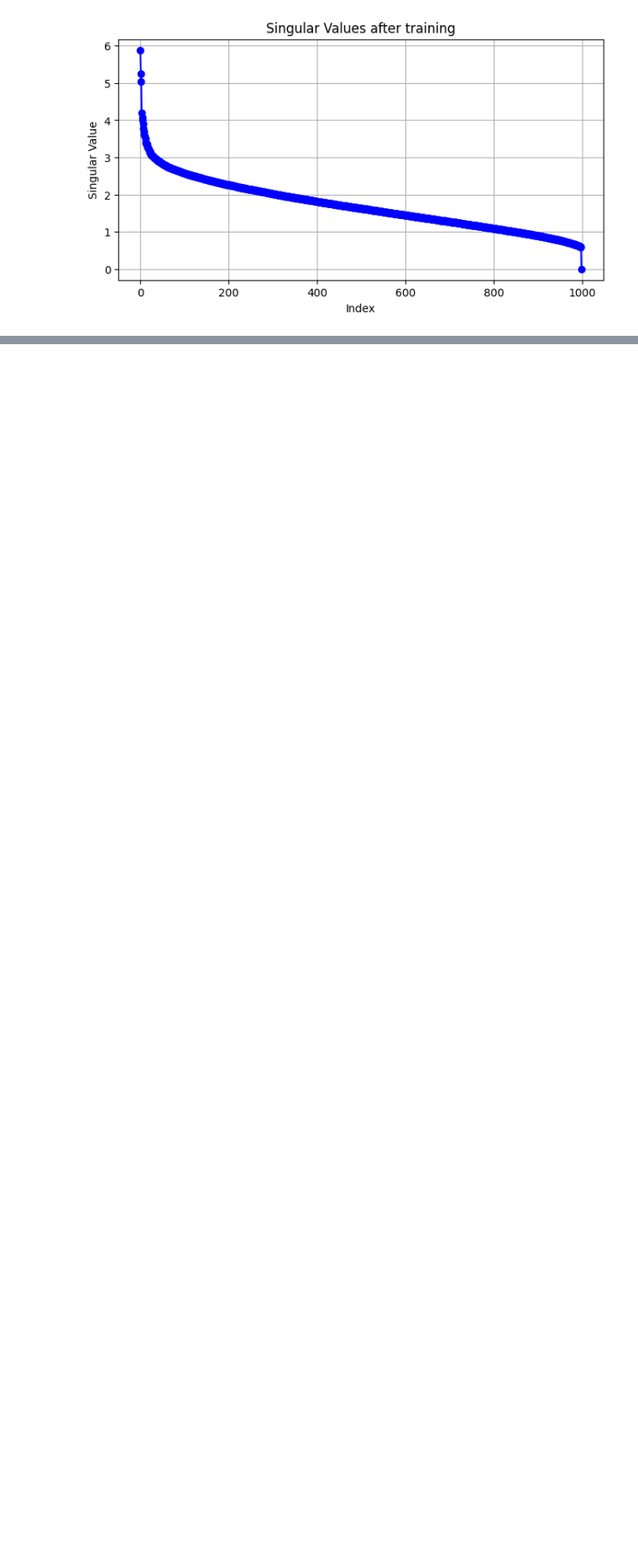
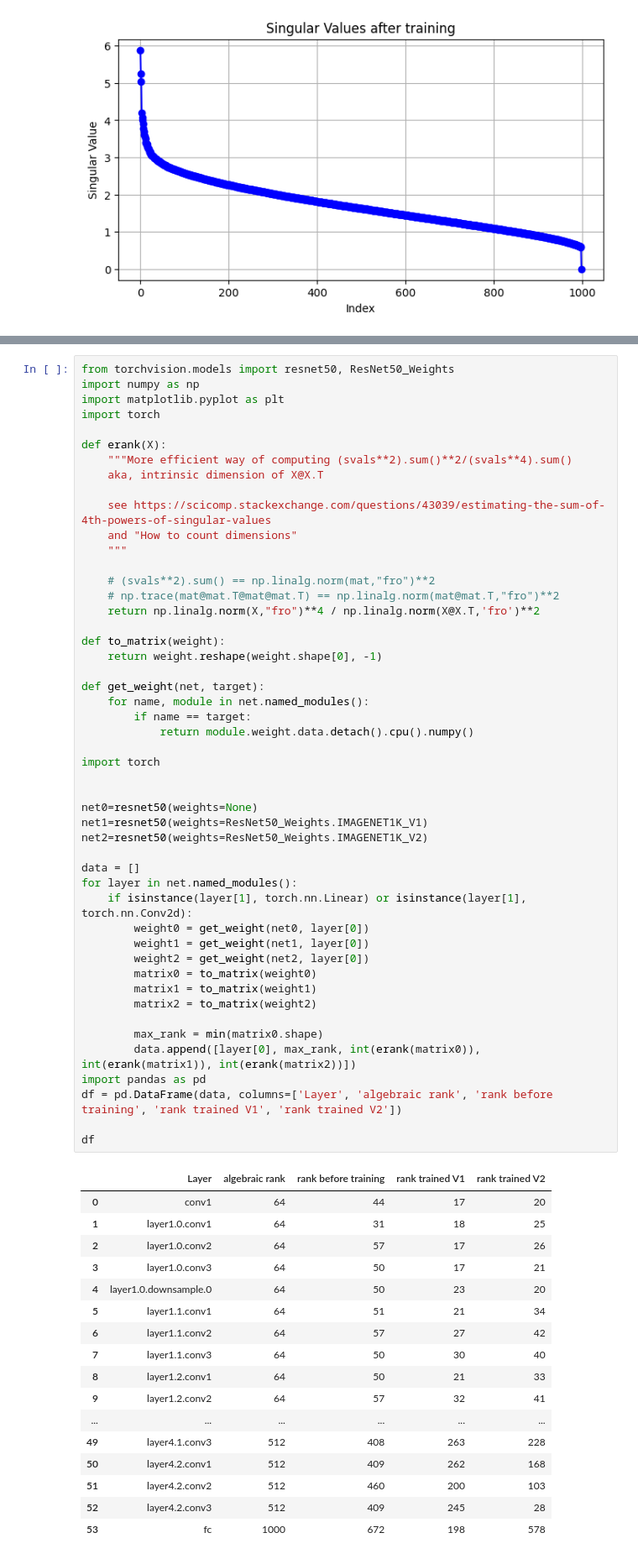
Before and after one commit to rishabh135/2015, a Jupyter notebook: Resnet50_eigenvalues.ipynb, the cells around one changed output, grey strips where cells are left out. Shown at 84% size. Cells and saved outputs as stored; diff of their text form; blank space fills up the shorter version.

```diff
--- a/Resnet50_eigenvalues.ipynb
+++ b/Resnet50_eigenvalues.ipynb
@@ -71,0 +80,67 @@ plt.show()
+# %%
+from torchvision.models import resnet50, ResNet50_Weights
+import numpy as np
+import matplotlib.pyplot as plt
+import torch
+
+def erank(X):
+    """More efficient way of computing (svals**2).sum()**2/(svals**4).sum()
+    aka, intrinsic dimension of X@X.T
+
+    see https://scicomp.stackexchange.com/questions/43039/estimating-the-sum-of-4th-powers-of-singular-values
+    and "How to count dimensions"
+    """
+
+    # (svals**2).sum() == np.linalg.norm(mat,"fro")**2
+    # np.trace(mat@mat.T@mat@mat.T) == np.linalg.norm(mat@mat.T,"fro")**2
+    return np.linalg.norm(X,"fro")**4 / np.linalg.norm(X@X.T,'fro')**2
+
+def to_matrix(weight):
+    return weight.reshape(weight.shape[0], -1)
+
+def get_weight(net, target):
+    for name, module in net.named_modules():
+        if name == target:
+            return module.weight.data.detach().cpu().numpy()
+
+import torch
+
+
+net0=resnet50(weights=None)
+net1=resnet50(weights=ResNet50_Weights.IMAGENET1K_V1)
+net2=resnet50(weights=ResNet50_Weights.IMAGENET1K_V2)
+
+data = []
+for layer in net.named_modules():
+    if isinstance(layer[1], torch.nn.Linear) or isinstance(layer[1], torch.nn.Conv2d):
+        weight0 = get_weight(net0, layer[0])
+        weight1 = get_weight(net1, layer[0])
+        weight2 = get_weight(net2, layer[0])
+        matrix0 = to_matrix(weight0)
+        matrix1 = to_matrix(weight1)
+        matrix2 = to_matrix(weight2)
+
+        max_rank = min(matrix0.shape)
+        data.append([layer[0], max_rank, int(erank(matrix0)), int(erank(matrix1)), int(erank(matrix2))])
+import pandas as pd
+df = pd.DataFrame(data, columns=['Layer', 'algebraic rank', 'rank before training', 'rank trained V1', 'rank trained V2'])
+
+df
+# %% [output]
+|  | Layer | algebraic rank | rank before training | rank trained V1 | rank trained V2 |
+| 0 | conv1 | 64 | 44 | 17 | 20 |
+| 1 | layer1.0.conv1 | 64 | 31 | 18 | 25 |
+| 2 | layer1.0.conv2 | 64 | 57 | 17 | 26 |
+| 3 | layer1.0.conv3 | 64 | 50 | 17 | 21 |
+| 4 | layer1.0.downsample.0 | 64 | 50 | 23 | 20 |
+| 5 | layer1.1.conv1 | 64 | 51 | 21 | 34 |
+| 6 | layer1.1.conv2 | 64 | 57 | 27 | 42 |
+| 7 | layer1.1.conv3 | 64 | 50 | 30 | 40 |
+| 8 | layer1.2.conv1 | 64 | 50 | 21 | 33 |
+| 9 | layer1.2.conv2 | 64 | 57 | 32 | 41 |
+| ... | ... | ... | ... | ... | ... |
+| 49 | layer4.1.conv3 | 512 | 408 | 263 | 228 |
+| 50 | layer4.2.conv1 | 512 | 409 | 262 | 168 |
+| 51 | layer4.2.conv2 | 512 | 460 | 200 | 103 |
+| 52 | layer4.2.conv3 | 512 | 409 | 245 | 28 |
+| 53 | fc | 1000 | 672 | 198 | 578 |
```
Also changed, not shown: parts of 5 cells of this notebook.
